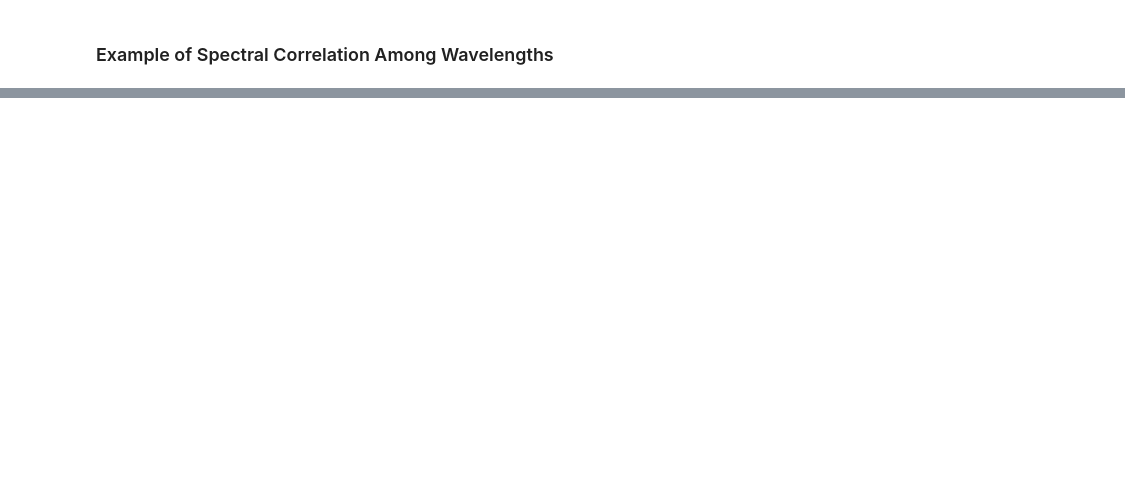
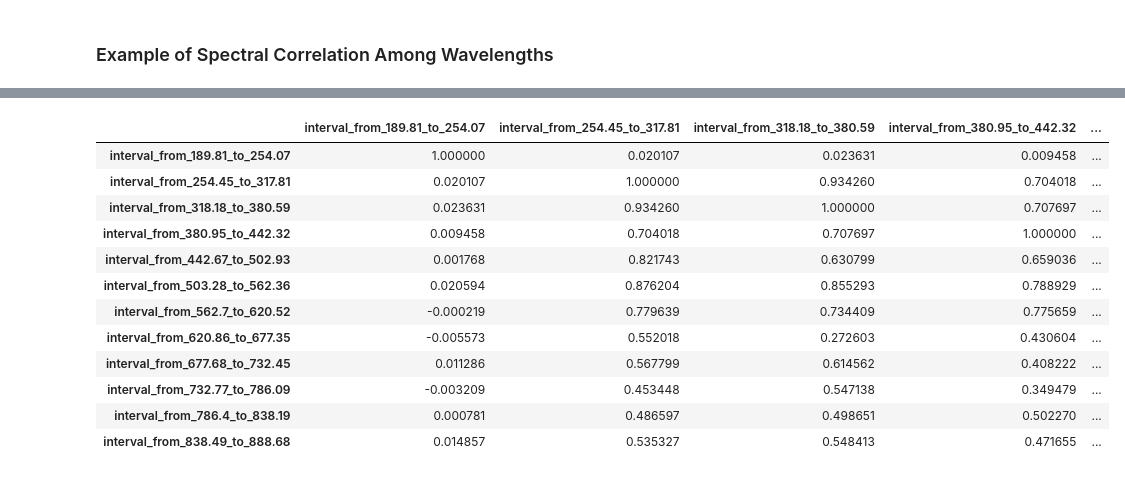
Before and after one commit to nirojasva/spectral-benchmark, a Jupyter notebook: notebooks/0_TSDA_Original_Sources.ipynb, the cells around one changed output, grey strips where cells are left out. Cells and saved outputs as stored; diff of their text form; code cells hidden in the pictures; blank space fills up the shorter version.

```diff
--- a/notebooks/0_TSDA_Original_Sources.ipynb
+++ b/notebooks/0_TSDA_Original_Sources.ipynb
@@ -183,0 +184,16 @@ plt.show()
+# %%
+corr_matrix
+# %% [output]
+|  | interval_from_189.81_to_254.07 | interval_from_254.45_to_317.81 | interval_from_318.18_to_380.59 | interval_from_380.95_to_442.32 | ... |
+| interval_from_189.81_to_254.07 | 1.000000 | 0.020107 | 0.023631 | 0.009458 | ... |
+| interval_from_254.45_to_317.81 | 0.020107 | 1.000000 | 0.934260 | 0.704018 | ... |
+| interval_from_318.18_to_380.59 | 0.023631 | 0.934260 | 1.000000 | 0.707697 | ... |
+| interval_from_380.95_to_442.32 | 0.009458 | 0.704018 | 0.707697 | 1.000000 | ... |
+| interval_from_442.67_to_502.93 | 0.001768 | 0.821743 | 0.630799 | 0.659036 | ... |
+| interval_from_503.28_to_562.36 | 0.020594 | 0.876204 | 0.855293 | 0.788929 | ... |
+| interval_from_562.7_to_620.52 | -0.000219 | 0.779639 | 0.734409 | 0.775659 | ... |
+| interval_from_620.86_to_677.35 | -0.005573 | 0.552018 | 0.272603 | 0.430604 | ... |
+| interval_from_677.68_to_732.45 | 0.011286 | 0.567799 | 0.614562 | 0.408222 | ... |
+| interval_from_732.77_to_786.09 | -0.003209 | 0.453448 | 0.547138 | 0.349479 | ... |
+| interval_from_786.4_to_838.19 | 0.000781 | 0.486597 | 0.498651 | 0.502270 | ... |
+| interval_from_838.49_to_888.68 | 0.014857 | 0.535327 | 0.548413 | 0.471655 | ... |
```
Also changed, not shown: parts of 9 cells of this notebook, 3 other files.
